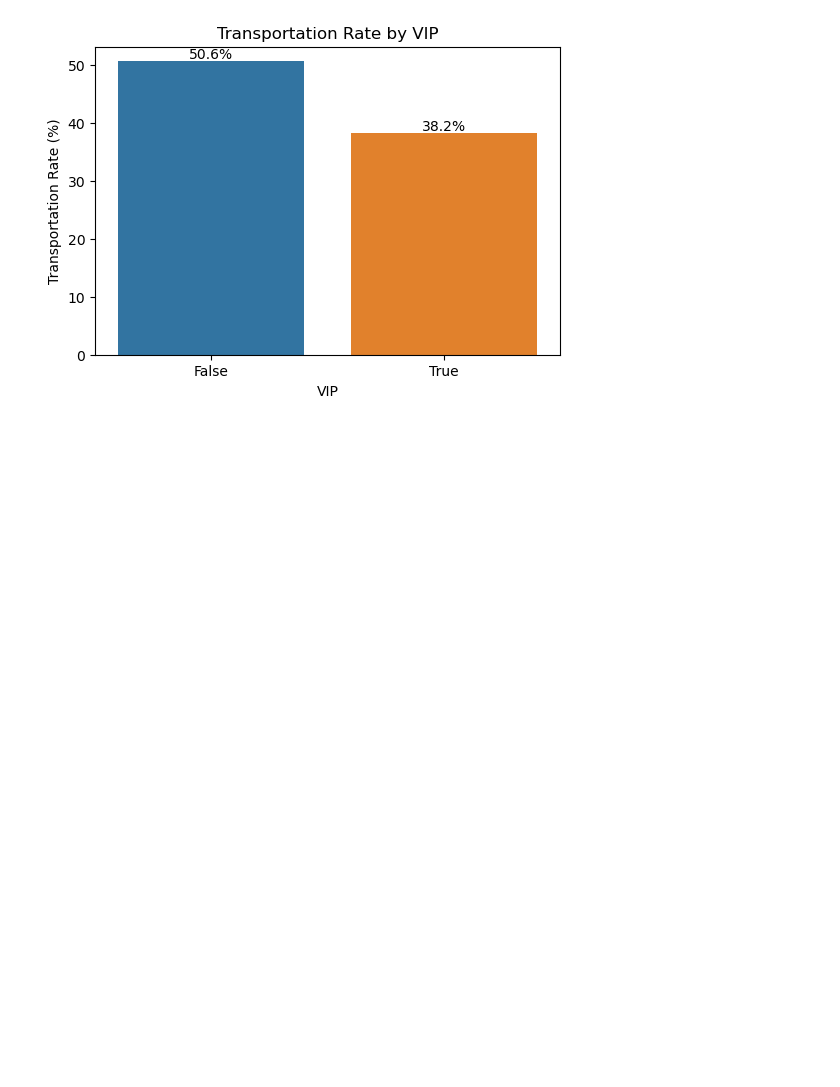
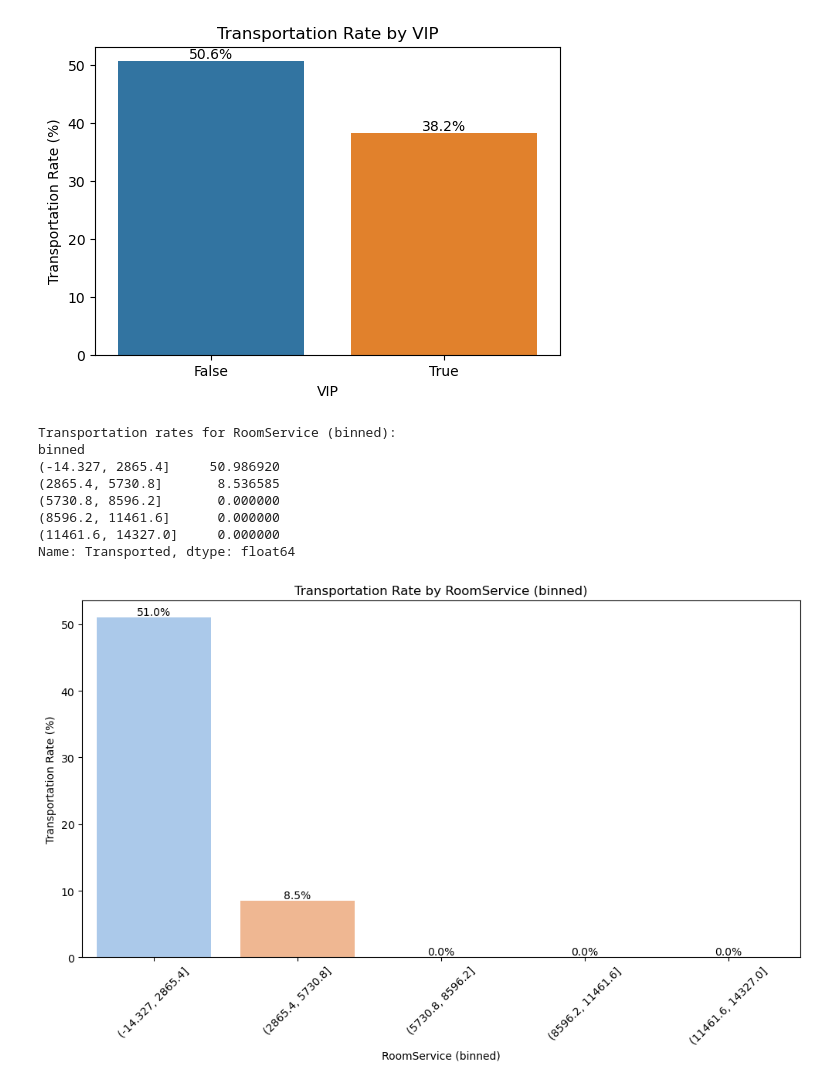
Before and after one commit to musahussain1/Assignment-2-Spaceship-Titanic, a Jupyter notebook: Spaceship Titanic Modeling Code.ipynb, the cells around one changed output. Cells and saved outputs as stored; diff of their text form; code cells hidden in the pictures; blank space fills up the shorter version.

Commit message:
Relationship of Numerical with Target

```diff
--- a/Spaceship Titanic Modeling Code.ipynb
+++ b/Spaceship Titanic Modeling Code.ipynb
@@ -443,3 +443,43 @@ False    50.633217
 True     38.190955
 Name: Transported, dtype: float64
 [figure]
+# %%
+def transportation_rate_by_numerical_feature(df, numerical_feature, bins=10):
+    target_feature='Transported'
+
+    # Create bins for the numerical feature
+    df['binned'] = pd.cut(df[numerical_feature], bins=bins)
+
+    # Calculate transportation rate for each bin
+    bin_transportation_rate = df.groupby('binned')[target_feature].mean() * 100
+
+    # Print transportation rates
+    print(f"Transportation rates for {numerical_feature} (binned):")
+    print(bin_transportation_rate, "\n")
+
+    # Create a bar plot
+    plt.figure(figsize=(12, 6))
+    sns.barplot(x=bin_transportation_rate.index.astype(str), y=bin_transportation_rate.values, palette='pastel')
+
+    # Add percentages on top of the bars
+    for index, value in enumerate(bin_transportation_rate.values):
+        plt.text(index, value, f'{value:.1f}%', ha='center', va='bottom')
+
+    plt.title(f'Transportation Rate by {numerical_feature} (binned)')
+    plt.xlabel(f'{numerical_feature} (binned)')
+    plt.ylabel('Transportation Rate (%)')
+    plt.xticks(rotation=45)
+    plt.show()
+# %%
+# Transportation rate by RoomService
+transportation_rate_by_numerical_feature(training_data, 'RoomService', 5)
+# %% [output]
+Transportation rates for RoomService (binned):
+binned
+(-14.327, 2865.4]     50.986920
+(2865.4, 5730.8]       8.536585
+(5730.8, 8596.2]       0.000000
+(8596.2, 11461.6]      0.000000
+(11461.6, 14327.0]     0.000000
+Name: Transported, dtype: float64
+[figure, added]
```
Also changed, not shown: parts of 2 cells of this notebook.
